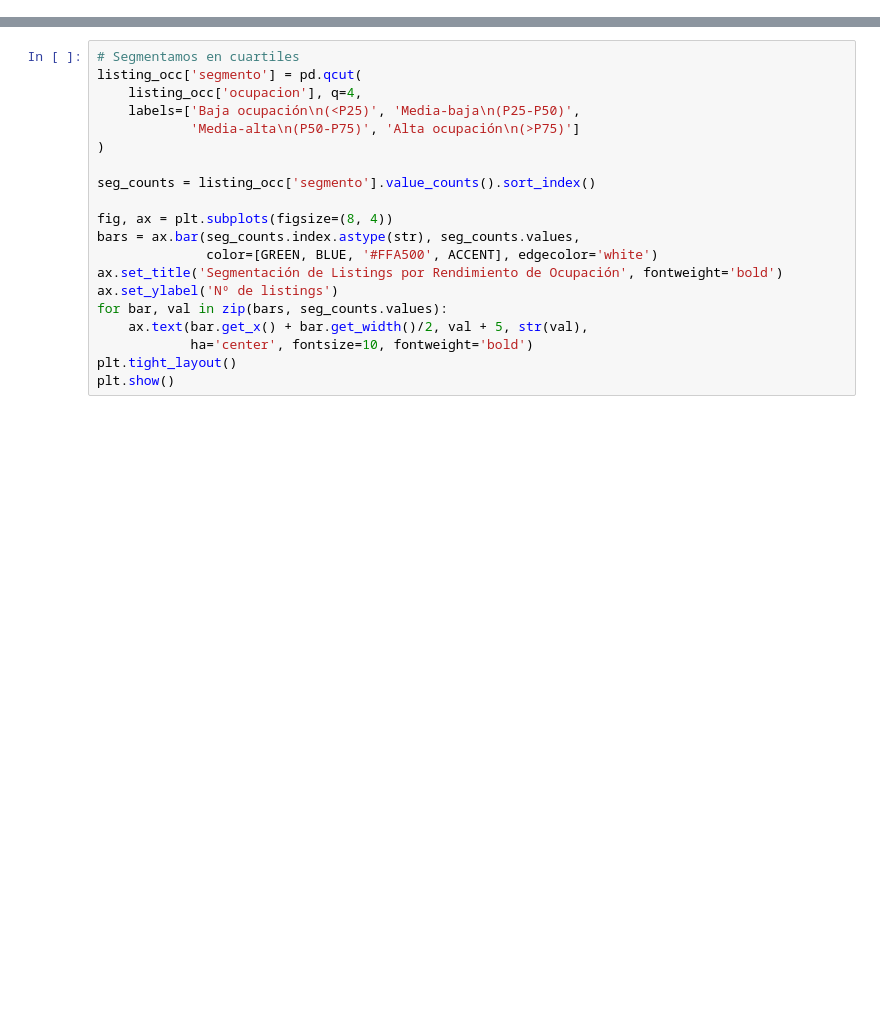
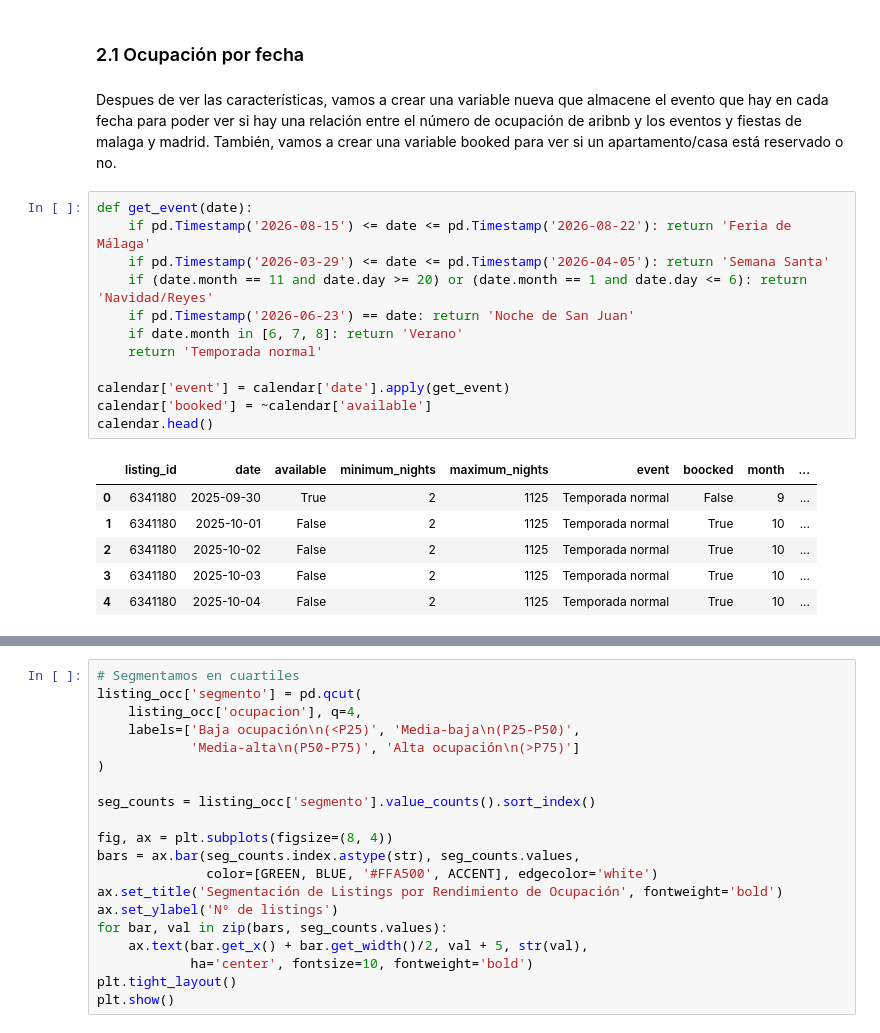
Before and after one commit to cborges19/proy_SSDD_II, a Jupyter notebook: notebooks/eda_calendar.ipynb, the cells around one changed output, grey strips where cells are left out. Cells and saved outputs as stored; diff of their text form; blank space fills up the shorter version.

```diff
--- a/notebooks/eda_calendar.ipynb
+++ b/notebooks/eda_calendar.ipynb
@@ -399,0 +73,23 @@ max         1.000000
+# %% [markdown]
+### 2.1 Ocupación por fecha
+# %% [markdown]
+Despues de ver las características, vamos a crear una variable nueva que almacene el evento que hay en cada fecha para poder ver si hay una relación entre el número de ocupación de aribnb y los eventos y fiestas de malaga y madrid. También, vamos a crear una variable booked para ver si un apartamento/casa está reservado o no.
+# %%
+def get_event(date):
+    if pd.Timestamp('2026-08-15') <= date <= pd.Timestamp('2026-08-22'): return 'Feria de Málaga'
+    if pd.Timestamp('2026-03-29') <= date <= pd.Timestamp('2026-04-05'): return 'Semana Santa'
+    if (date.month == 11 and date.day >= 20) or (date.month == 1 and date.day <= 6): return 'Navidad/Reyes'
+    if pd.Timestamp('2026-06-23') == date: return 'Noche de San Juan'
+    if date.month in [6, 7, 8]: return 'Verano'
+    return 'Temporada normal'
+
+calendar['event'] = calendar['date'].apply(get_event)
+calendar['booked'] = ~calendar['available']
+calendar.head()
+# %% [output]
+|  | listing_id | date | available | minimum_nights | maximum_nights | event | boocked | month | ... |
+| 0 | 6341180 | 2025-09-30 | True | 2 | 1125 | Temporada normal | False | 9 | ... |
+| 1 | 6341180 | 2025-10-01 | False | 2 | 1125 | Temporada normal | True | 10 | ... |
+| 2 | 6341180 | 2025-10-02 | False | 2 | 1125 | Temporada normal | True | 10 | ... |
+| 3 | 6341180 | 2025-10-03 | False | 2 | 1125 | Temporada normal | True | 10 | ... |
+| 4 | 6341180 | 2025-10-04 | False | 2 | 1125 | Temporada normal | True | 10 | ... |
```
Also changed, not shown: parts of 79 cells of this notebook.
